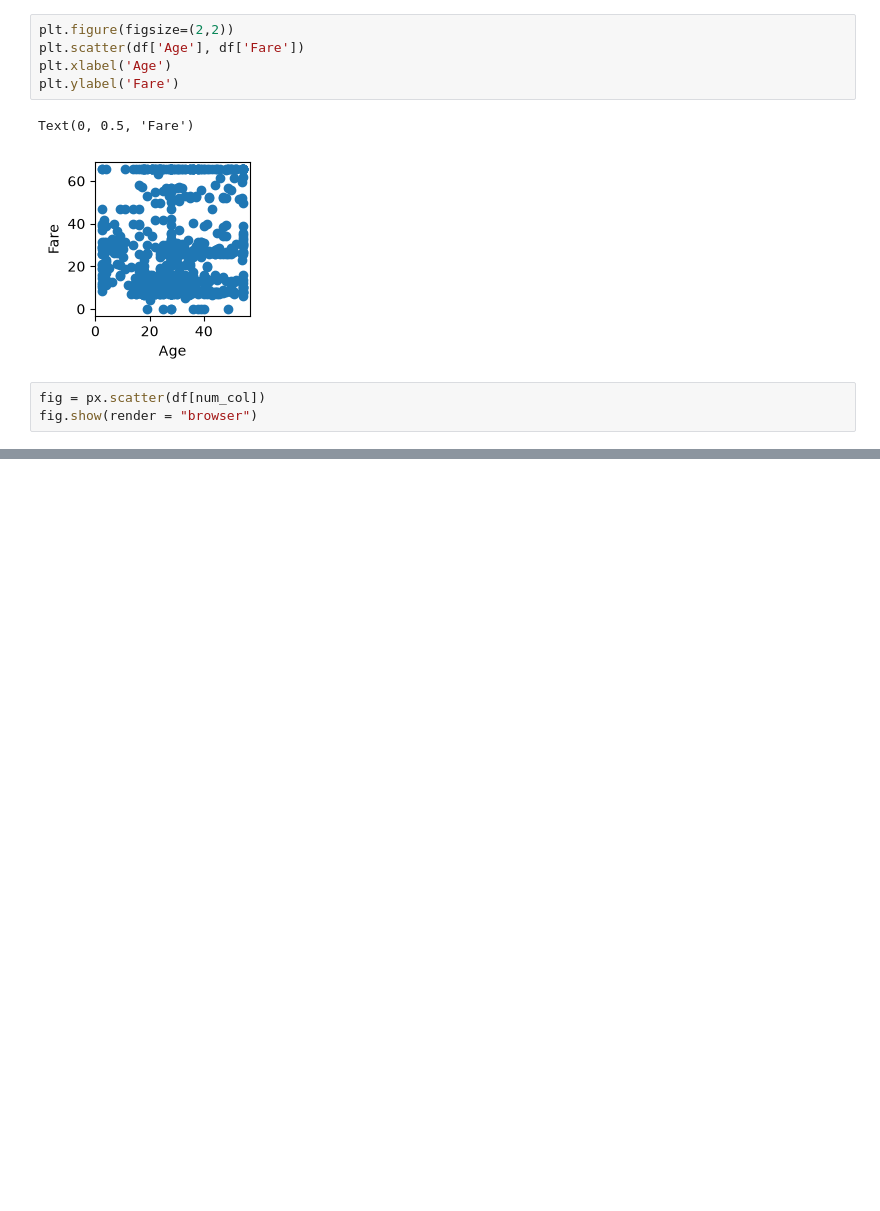
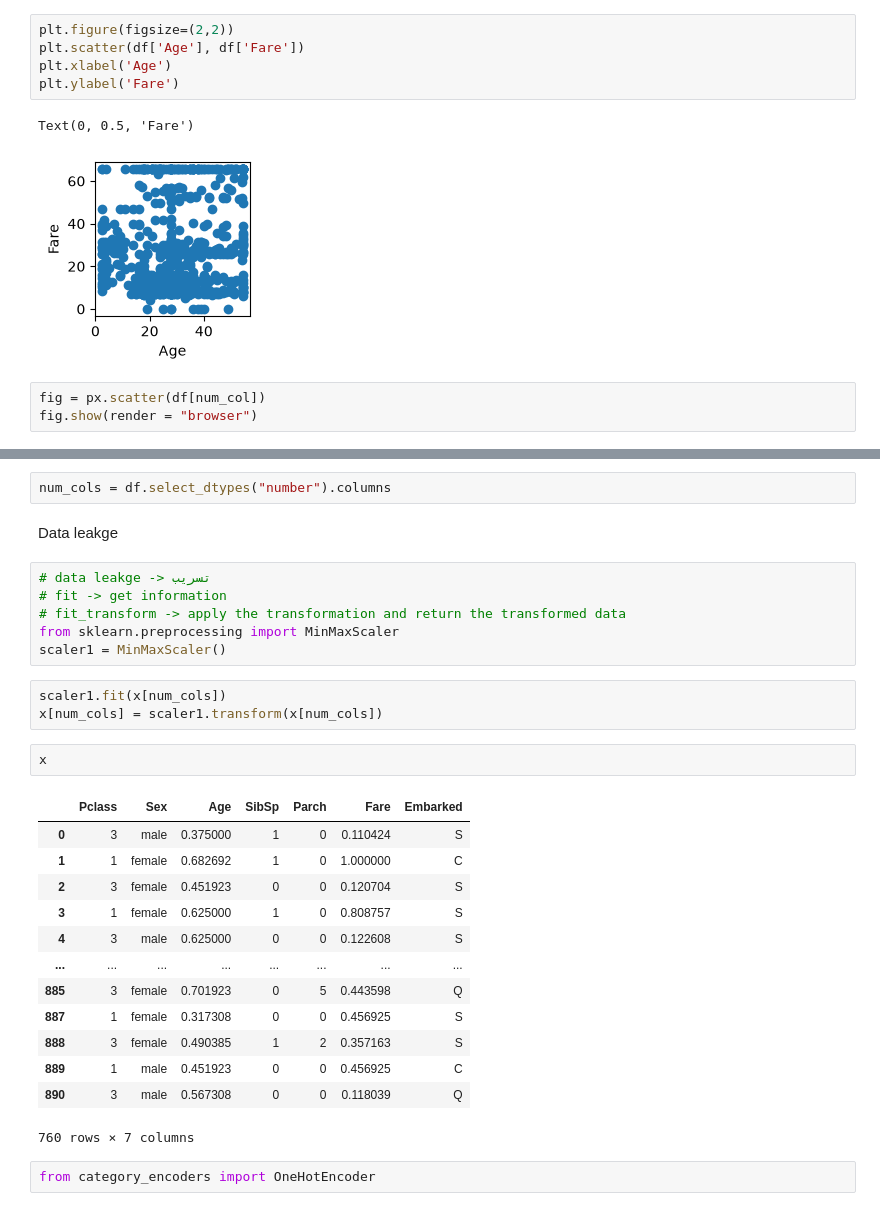
Before and after one commit to yousefhussei/BNS_AIS2_S2_ML, a Jupyter notebook: src/DA/session-3/code/preprocessing.ipynb, the cells around one changed output, grey strips where cells are left out. Cells and saved outputs as stored; diff of their text form; blank space fills up the shorter version.

```diff
--- a/src/DA/session-3/code/preprocessing.ipynb
+++ b/src/DA/session-3/code/preprocessing.ipynb
@@ -195,0 +234,31 @@ fig.show(render = "browser")
+# %%
+num_cols = df.select_dtypes("number").columns
+# %% [markdown]
+Data leakge
+# %%
+# data leakge -> تسريب
+# fit -> get information
+# fit_transform -> apply the transformation and return the transformed data
+from sklearn.preprocessing import MinMaxScaler
+scaler1 = MinMaxScaler()
+# %%
+scaler1.fit(x[num_cols])
+x[num_cols] = scaler1.transform(x[num_cols])
+# %%
+x
+# %% [output]
+|  | Pclass | Sex | Age | SibSp | Parch | Fare | Embarked |
+| 0 | 3 | male | 0.375000 | 1 | 0 | 0.110424 | S |
+| 1 | 1 | female | 0.682692 | 1 | 0 | 1.000000 | C |
+| 2 | 3 | female | 0.451923 | 0 | 0 | 0.120704 | S |
+| 3 | 1 | female | 0.625000 | 1 | 0 | 0.808757 | S |
+| 4 | 3 | male | 0.625000 | 0 | 0 | 0.122608 | S |
+| ... | ... | ... | ... | ... | ... | ... | ... |
+| 885 | 3 | female | 0.701923 | 0 | 5 | 0.443598 | Q |
+| 887 | 1 | female | 0.317308 | 0 | 0 | 0.456925 | S |
+| 888 | 3 | female | 0.490385 | 1 | 2 | 0.357163 | S |
+| 889 | 1 | male | 0.451923 | 0 | 0 | 0.456925 | C |
+| 890 | 3 | male | 0.567308 | 0 | 0 | 0.118039 | Q |
+760 rows × 7 columns
+# %%
+from category_encoders import OneHotEncoder
```
Also changed, not shown: parts of 7 cells of this notebook, 4 other files.
